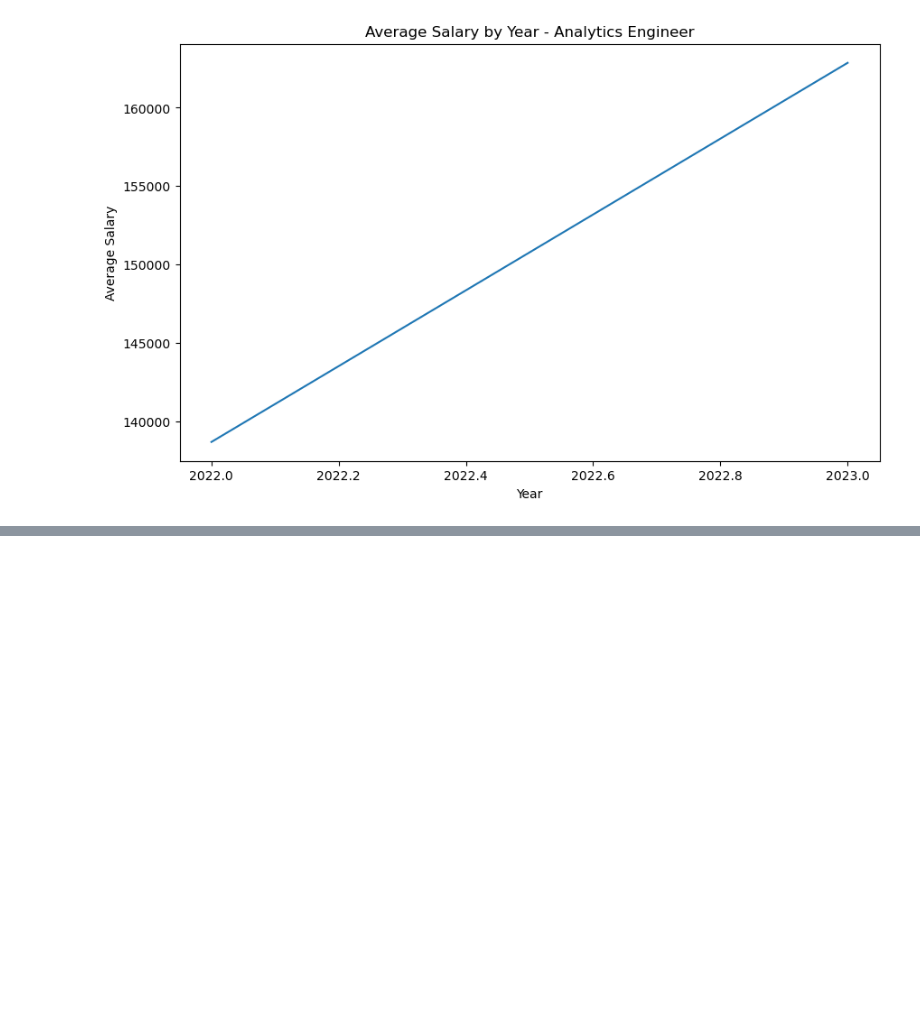
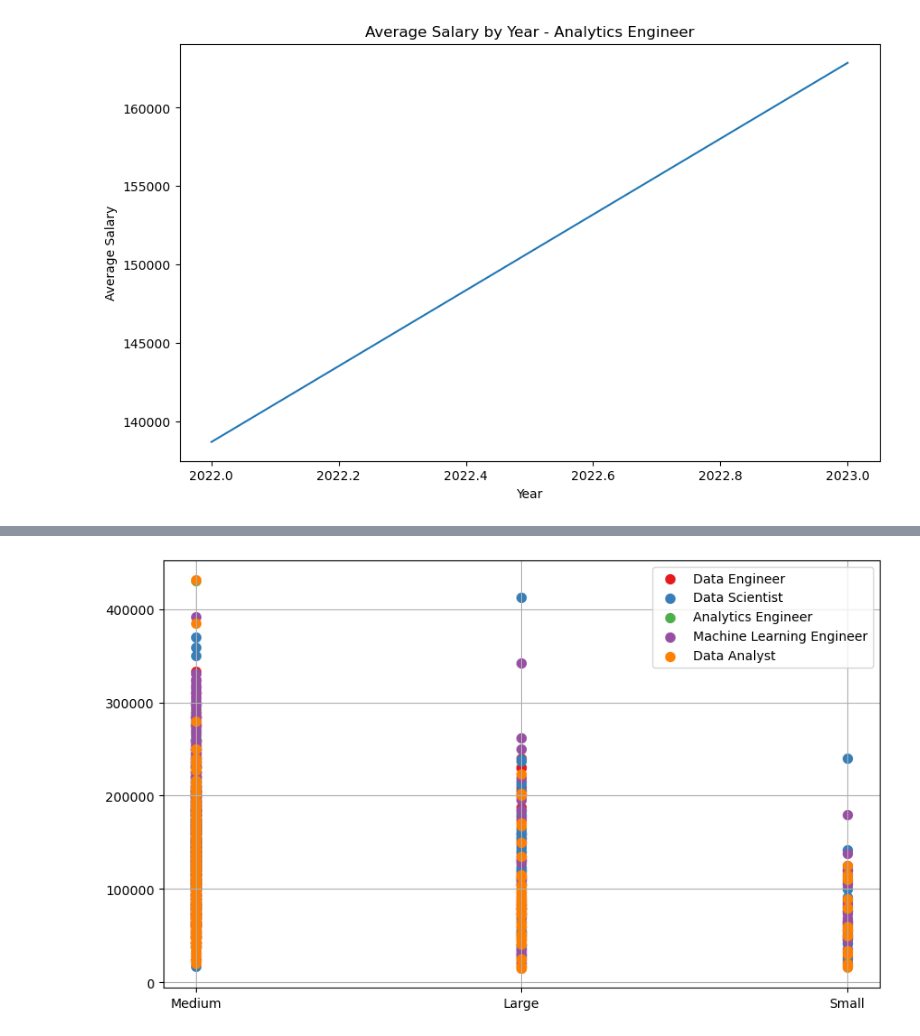
Before and after one commit to emilyshewcraft/project-one, a Jupyter notebook: data_science_salaries.ipynb, the cells around one changed output, grey strips where cells are left out. Cells and saved outputs as stored; diff of their text form; code cells hidden in the pictures; blank space fills up the shorter version.

```diff
--- a/data_science_salaries.ipynb
+++ b/data_science_salaries.ipynb
@@ -224,0 +345,15 @@ plt.show()
+# %%
+plt.figure(figsize=(10, 6))
+
+# Choose a color map
+cmap = plt.cm.get_cmap('Set1')
+
+# Iterate over unique job titles and assign a color based on the index
+for i, job_title in enumerate(job_title_clean['Job Title'].unique()):
+    job_data = job_title_clean[job_title_clean['Job Title'] == job_title]
+    plt.scatter(job_data['Company Size'], job_data['Salary in USD'], label=job_title, s=50, c=[cmap(i)])
+
+plt.legend(loc='upper right')
+plt.grid(True)
+# %% [output]
+[figure, added]
```
Also changed, not shown: parts of 12 cells of this notebook.
